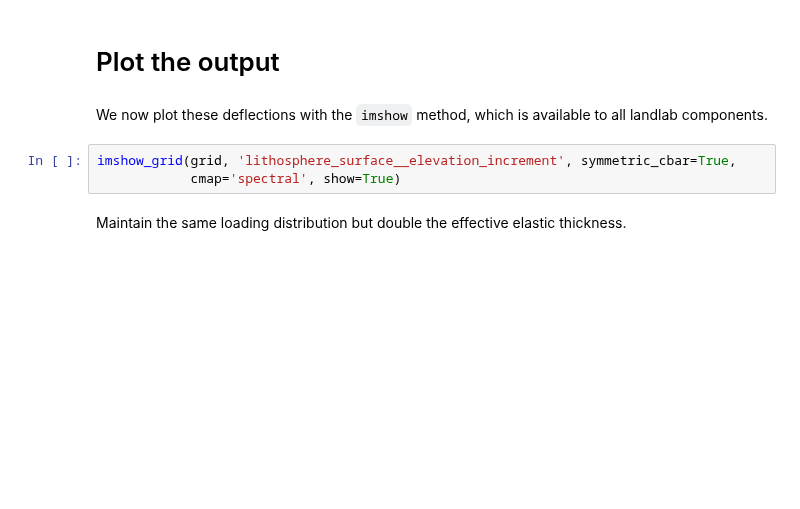
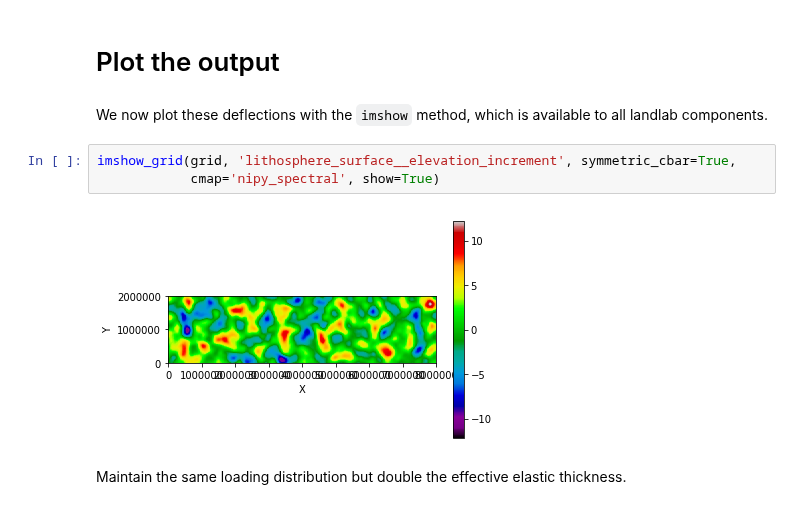
Before and after one commit to landlab/tutorials, a Jupyter notebook: flexure/lots_of_loads.ipynb, the cells around one changed output. Drawn from its saved outputs; the diff is of its cells as text; blank space fills up the shorter version.

```diff
--- a/flexure/lots_of_loads.ipynb
+++ b/flexure/lots_of_loads.ipynb
@@ -83,7 +108,9 @@ As we saw above, the flexure component creates an output field (`lithosphere_sur
 We now plot these deflections with the `imshow` method, which is available to all landlab components.
 # %%
 imshow_grid(grid, 'lithosphere_surface__elevation_increment', symmetric_cbar=True,
-            cmap='spectral', show=True)
+            cmap='nipy_spectral', show=True)
+# %% [output]
+[figure, added]
 # %% [markdown]
 Maintain the same loading distribution but double the effective elastic thickness.
 # %%
```
Also changed, not shown: parts of 10 cells of this notebook.
